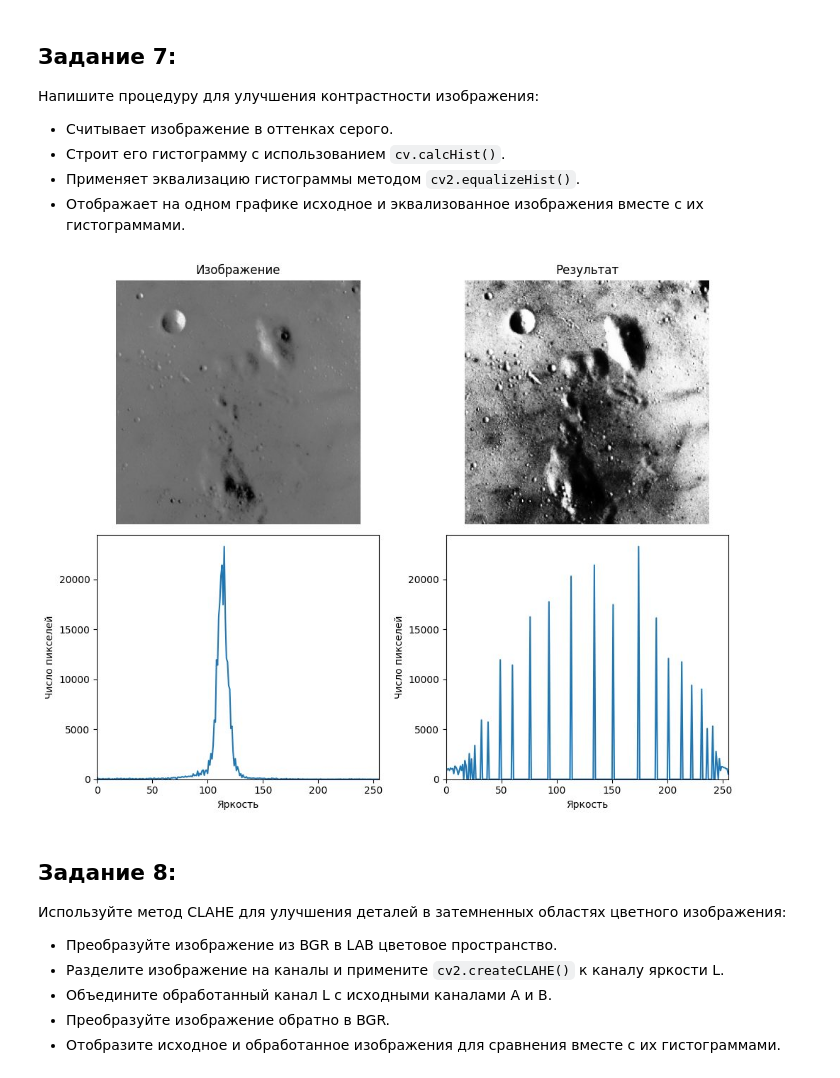
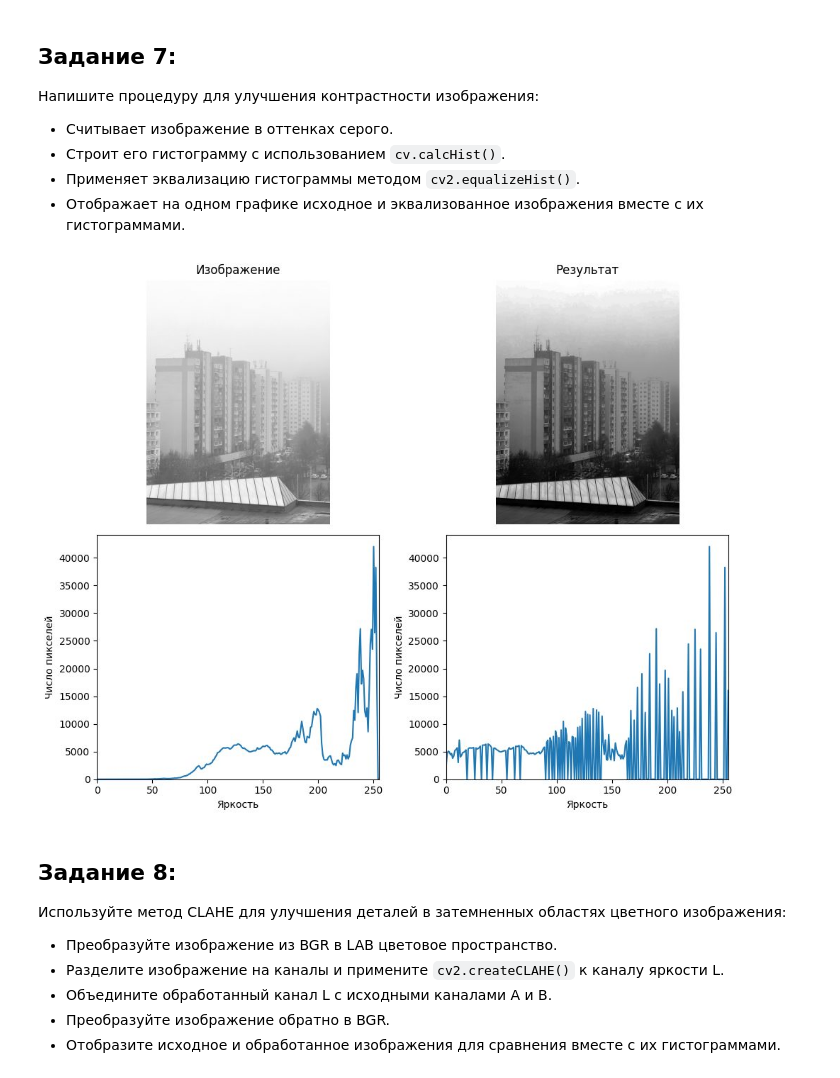
Before and after one commit to German121/image_processing, a Jupyter notebook: Задание 1/1A.ipynb, the cells around one changed output. Saved outputs shown, nothing was run; the diff lists cells and outputs as text; code cells hidden in the pictures.

```diff
--- a/Задание 1/1A.ipynb
+++ b/Задание 1/1A.ipynb
@@ -140,9 +140,11 @@ plt.close(fig)
 - Выполняет побитовое ИЛИ (OR) над соответствующими пикселями двух изображений.
 - Сохраняет и отображает результат операции.
 # %%
-from skimage import data
-
-cv2.imwrite(str(files / 'image2.jpg'), cv2.cvtColor(data.coffee(), cv2.COLOR_RGB2BGR))
+url = 'https://images.pexels.com/photos/30417188/pexels-photo-30417188.jpeg?auto=compress&cs=tinysrgb&w=960'
+request = Request(url, headers={'User-Agent': 'ImageProcessingCourse/1.0'})
+with urlopen(request, timeout=30) as response:
+    buffer = np.frombuffer(response.read(), dtype=np.uint8)
+cv2.imwrite(str(files / 'image2.jpg'), cv2.imdecode(buffer, cv2.IMREAD_COLOR))
 image1 = cv2.imread(str(files / 'image1.jpg'))
 image2 = cv2.imread(str(files / 'image2.jpg'))
 image2 = cv2.resize(image2, (image1.shape[1], image1.shape[0]))
@@ -204,25 +206,29 @@ plt.close(fig)
 - Применяет эквализацию гистограммы методом `cv2.equalizeHist()`.
 - Отображает на одном графике исходное и эквализованное изображения вместе с их гистограммами.
 # %%
-cv2.imwrite(str(files / 'moon.png'), data.moon())
-gray = cv2.imread(str(files / 'moon.png'), cv2.IMREAD_GRAYSCALE)
+url = 'https://images.pexels.com/photos/30455399/pexels-photo-30455399.jpeg?auto=compress&cs=tinysrgb&w=960'
+request = Request(url, headers={'User-Agent': 'ImageProcessingCourse/1.0'})
+with urlopen(request, timeout=30) as response:
+    buffer = np.frombuffer(response.read(), dtype=np.uint8)
+cv2.imwrite(str(files / 'contrast.jpg'), cv2.imdecode(buffer, cv2.IMREAD_COLOR))
+gray = cv2.imread(str(files / 'contrast.jpg'), cv2.IMREAD_GRAYSCALE)
 result = cv2.equalizeHist(gray)
 fig, axes = plt.subplots(2, 2, figsize=(10, 8))
 for col, (title, image) in enumerate([('Изображение', gray), ('Результат', result)]):
     axes[0, col].imshow(image, cmap='gray', vmin=0, vmax=255)
     axes[0, col].set_title(title)
     axes[0, col].axis('off')
     hist = cv2.calcHist([image], [0], None, [256], [0, 256])
     axes[1, col].plot(hist.ravel())
     axes[1, col].set(xlim=(0, 255), xlabel='Яркость', ylabel='Число пикселей')
 limit = max(ax.get_ylim()[1] for ax in axes[1])
 for ax in axes[1]:
     ax.set_ylim(0, limit)
 fig.tight_layout()
 plt.show()
 plt.close(fig)
 # %% [output]
-[figure, old version]
+[figure, new version]
 # %% [markdown]
 ## Задание 8:
 Используйте метод CLAHE для улучшения деталей в затемненных областях цветного изображения:
```
Also changed, not shown: parts of 3 cells of this notebook.
